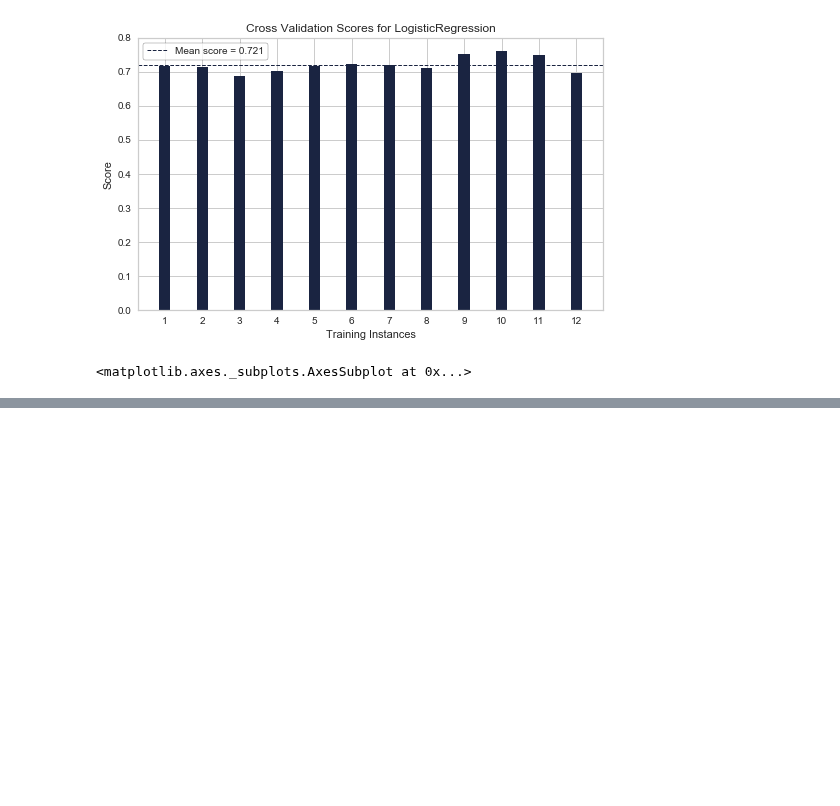
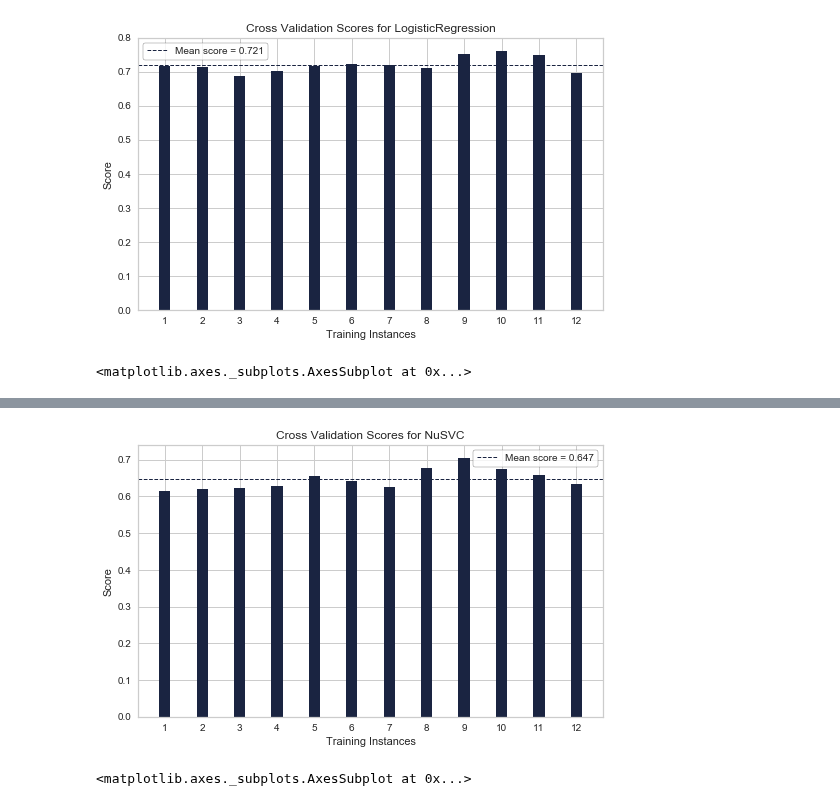
Before and after one commit to georgetown-analytics/University-Learning-Analytics, a Jupyter notebook: code/modeling/Model Evaluation Loop Final Data.ipynb, the cells around one changed output, grey strips where cells are left out. Cells and saved outputs as stored; diff of their text form; code cells hidden in the pictures; blank space fills up the shorter version.

```diff
--- a/code/modeling/Model Evaluation Loop Final Data.ipynb
+++ b/code/modeling/Model Evaluation Loop Final Data.ipynb
@@ -829,3 +825,16 @@ visualizer.show()           # Finalize and render the figure
+# %%
+# Create a cross-validation strategy
+cv = StratifiedKFold(n_splits=12, random_state=42)
+
+# Instantiate the classification model and visualizer
+model = NuSVC()
+visualizer = CVScores(model, cv=cv, size=(600, 360), scoring='f1_weighted')
+
+visualizer.fit(X, y)        # Fit the data to the visualizer
+visualizer.show()           # Finalize and render the figure
+# %% [output]
+[figure, added]
+<matplotlib.axes._subplots.AxesSubplot at 0x...>
 # %%
 #analyse scores
 model_eval = model_eval.transpose()
```
Also changed, not shown: parts of 17 cells of this notebook.
